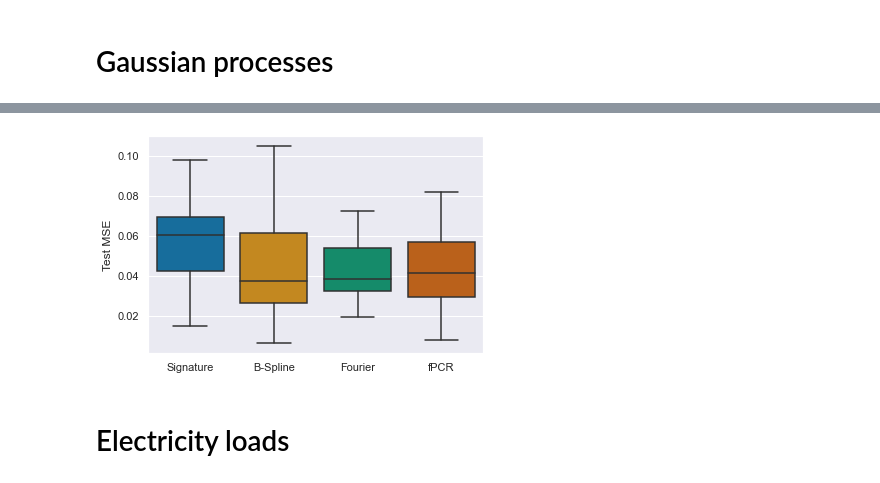
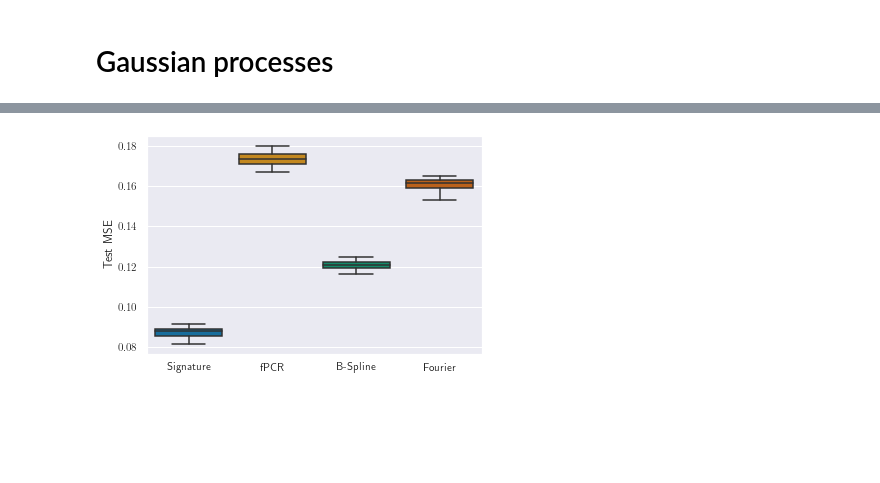
Before and after one commit to afermanian/signature-regression, a Jupyter notebook: notebooks/Analyse results.ipynb, the cells around one changed output, grey strips where cells are left out. Drawn from its saved outputs; the diff is of its cells as text; code cells hidden in the pictures; blank space fills up the shorter version.

Commit message:
Update code to paper last version with air quality dataset

```diff
--- a/notebooks/Analyse results.ipynb
+++ b/notebooks/Analyse results.ipynb
@@ -3,11 +3,14 @@ import sys
 sys.path.insert(0,'../')
 from utils import get_ex_results, move_legend
 import matplotlib.pyplot as plt
+from matplotlib import rc
 import seaborn as sns
 import numpy as np
 import pandas as pd
 
-sns.set_theme(style="whitegrid")
+sns.set()
+rc('font', **{'family': 'serif', 'serif': ['Computer Modern']})
+rc('text', usetex=True)
 # %%
 from get_data import get_train_test_data
 from tools import add_time
@@ -236,0 +132,2 @@ print(df.shape)
+# %%
+df = get_ex_results('results/air_quality')
@@ -237,13 +143,9 @@ print(df.shape)
 # %%
 df['regressor'] = df['regressor'].replace({'signature': 'Signature', 'bspline': 'B-Spline', 'fourier':'Fourier', 'fPCA': 'fPCR'})
-
-g = sns.boxplot(y='val.error', x='regressor', data=df,  showfliers=False, palette="colorblind")
+g = sns.boxplot(x="regressor", y="val.error", data=df[df['univariate']=='False'], palette="colorblind")
 
 g.set(xlabel="", ylabel="Test MSE")
-
-plt.savefig("Figures/canadian_weather_results.png", bbox_inches='tight')
+plt.savefig("Figures/air_quality_multivariate.pdf", bbox_inches='tight')
 plt.show()
 # %% [output]
-[figure, old version]
+[figure, new version]
-# %% [markdown]
-# Electricity loads
```
Also changed, not shown: parts of 41 cells of this notebook, 6 other files.
